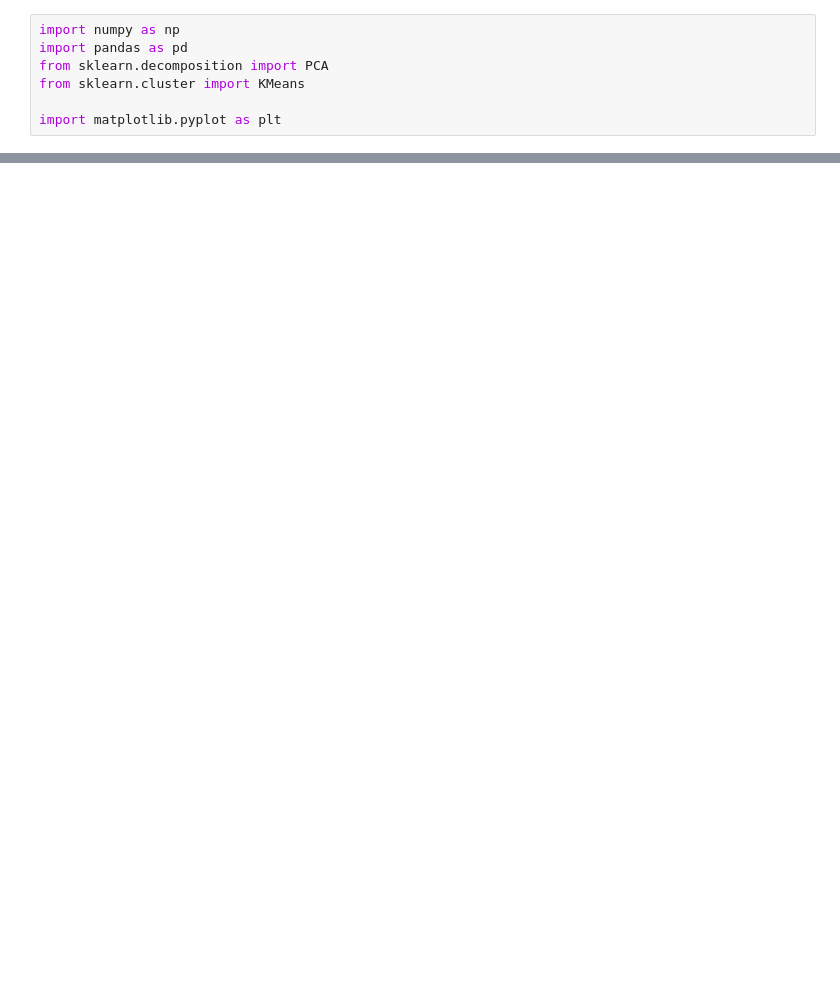
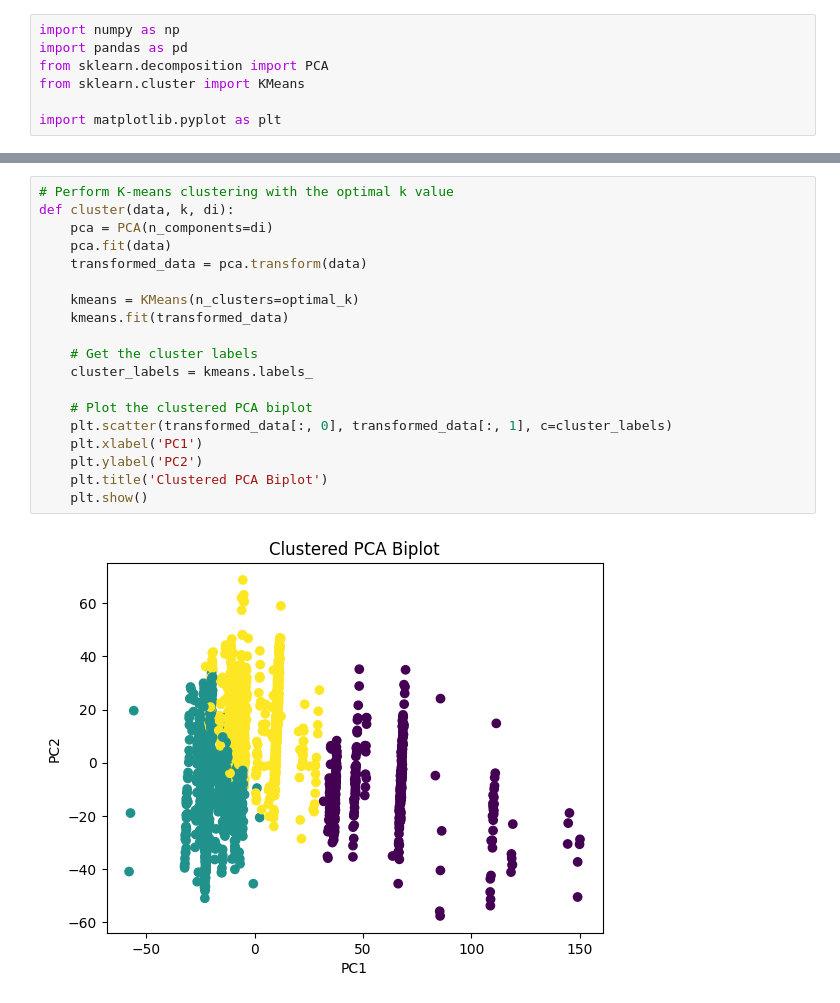
Before and after one commit to SoroushSemer/Data-Visualization-Project, a Jupyter notebook: backend/PCA_Kmeans.ipynb, the cells around one changed output, grey strips where cells are left out. Saved outputs shown, nothing was run; the diff lists cells and outputs as text; blank space fills up the shorter version.

```diff
--- a/backend/PCA_Kmeans.ipynb
+++ b/backend/PCA_Kmeans.ipynb
@@ -122,0 +128,21 @@ plt.show()
+# %%
+# Perform K-means clustering with the optimal k value
+def cluster(data, k, di):
+    pca = PCA(n_components=di)
+    pca.fit(data)
+    transformed_data = pca.transform(data)
+
+    kmeans = KMeans(n_clusters=optimal_k)
+    kmeans.fit(transformed_data)
+
+    # Get the cluster labels
+    cluster_labels = kmeans.labels_
+
+    # Plot the clustered PCA biplot
+    plt.scatter(transformed_data[:, 0], transformed_data[:, 1], c=cluster_labels)
+    plt.xlabel('PC1')
+    plt.ylabel('PC2')
+    plt.title('Clustered PCA Biplot')
+    plt.show()
+# %% [output]
+[figure, added]
```
Also changed, not shown: parts of 10 cells of this notebook, 5 other files.
